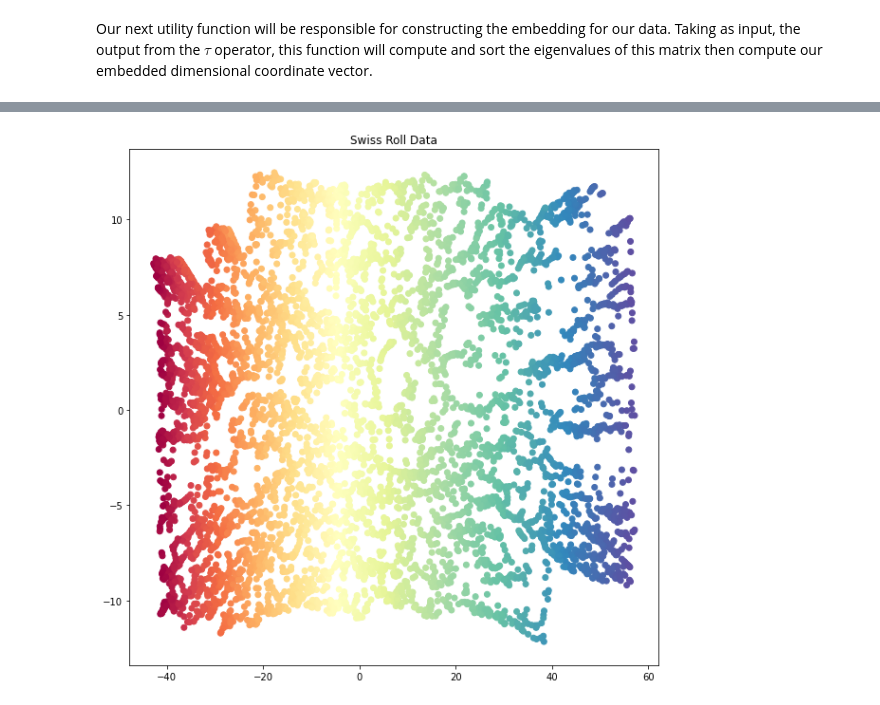
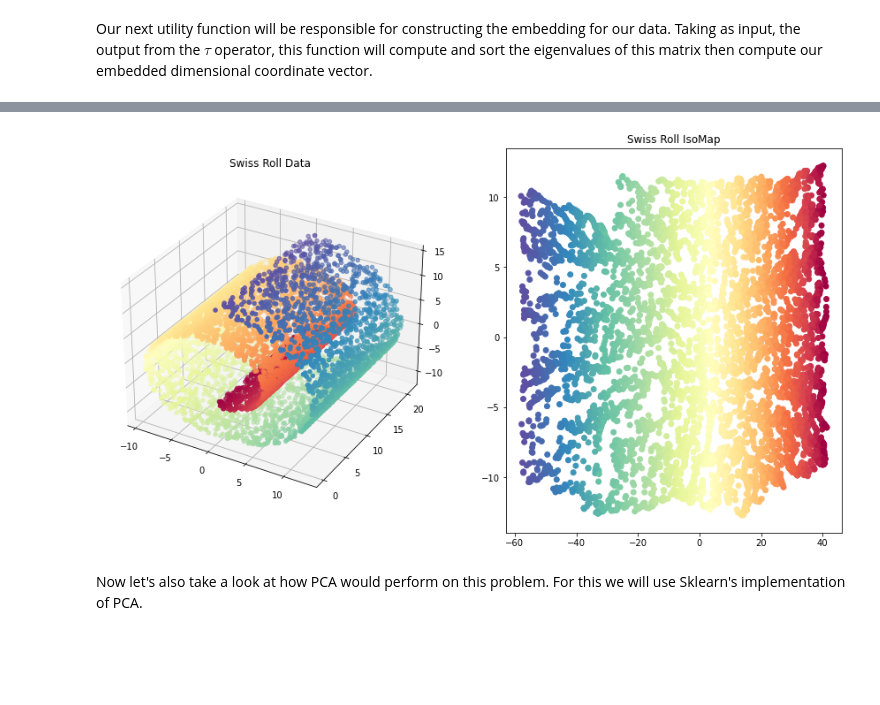
Before and after one commit to EvanJ3/Isomap-Facial-Orientation, a Jupyter notebook: Isomap_Faces.ipynb, the cells around one changed output, grey strips where cells are left out. Drawn from its saved outputs; the diff is of its cells as text; code cells hidden in the pictures; blank space fills up the shorter version.

```diff
--- a/Isomap_Faces.ipynb
+++ b/Isomap_Faces.ipynb
@@ -148,2 +171,11 @@ Using the above D matrix and following the proper Isomap formula implementation
 # %%
-Z_swiss = IsoMap(swiss_X,distance_metric='euclidean',k=6,embedding_dim=2)
+fig = plt.figure(figsize=(15,8))
+ax1 = fig.add_subplot(121, projection="3d")
+ax1.scatter(swiss_X[:, 0], swiss_X[:, 1], swiss_X[:, 2], c=swiss_color, cmap=plt.cm.Spectral)
+ax1.set_title("Swiss Roll Data")
+ax2 = fig.add_subplot(122)
+ax2.scatter(Z_swiss_1,Z_swiss_2, c=swiss_color, cmap=plt.cm.Spectral)
+ax2.set_title("Swiss Roll IsoMap")
+plt.show()
+# %% [output]
+[figure, added]
@@ -153,7 +182,2 @@ Z_swiss_2 = Z_swiss[:,1]
-# %%
-fig = plt.figure(figsize=(10,10))
-plt.scatter(Z_swiss_1,Z_swiss_2, c=swiss_color, cmap=plt.cm.Spectral)
-plt.title("Swiss Roll Data")
-plt.show()
-# %% [output]
-[figure, removed]
+# %% [markdown]
+Now let's also take a look at how PCA would perform on this problem. For this we will use Sklearn's implementation of PCA.
```
Also changed, not shown: parts of 24 cells of this notebook, 3 other files.
